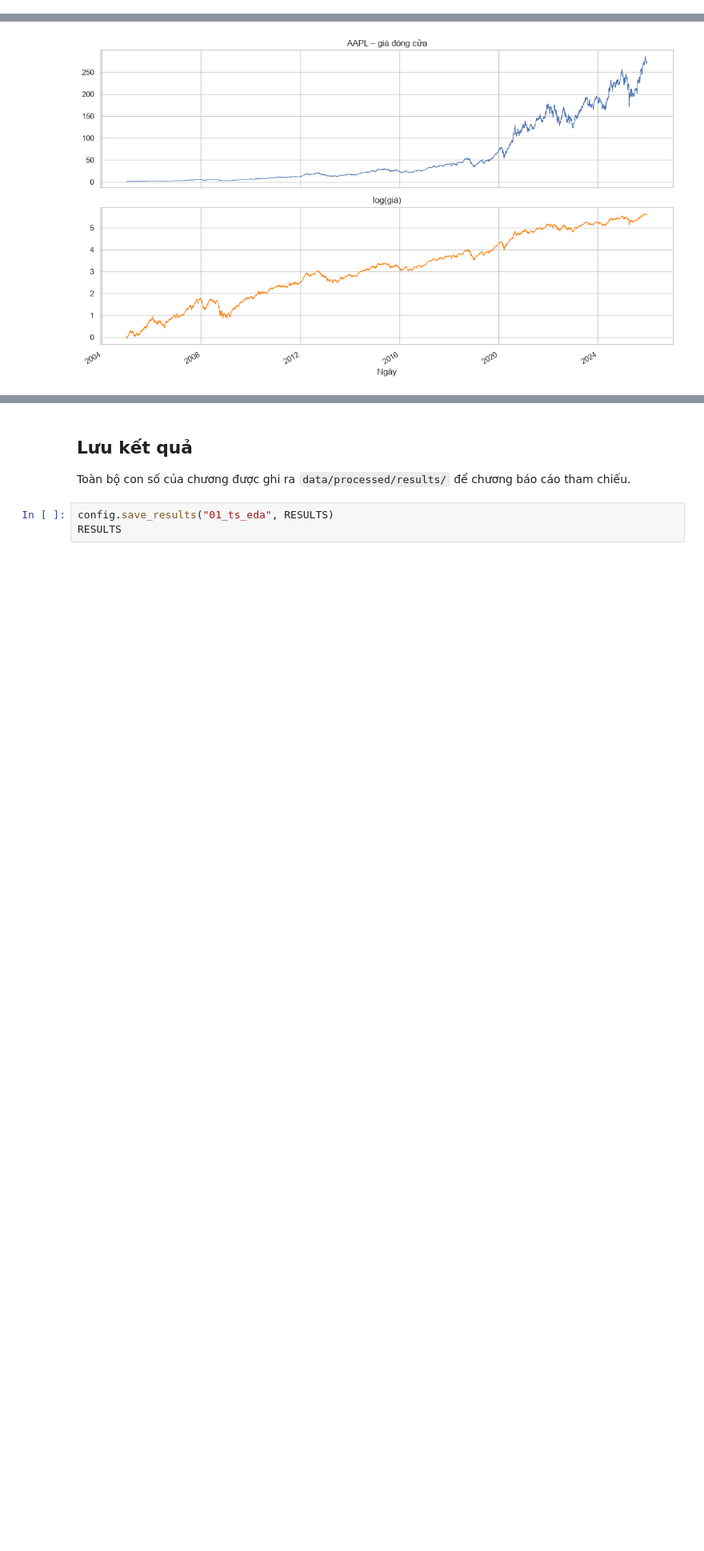
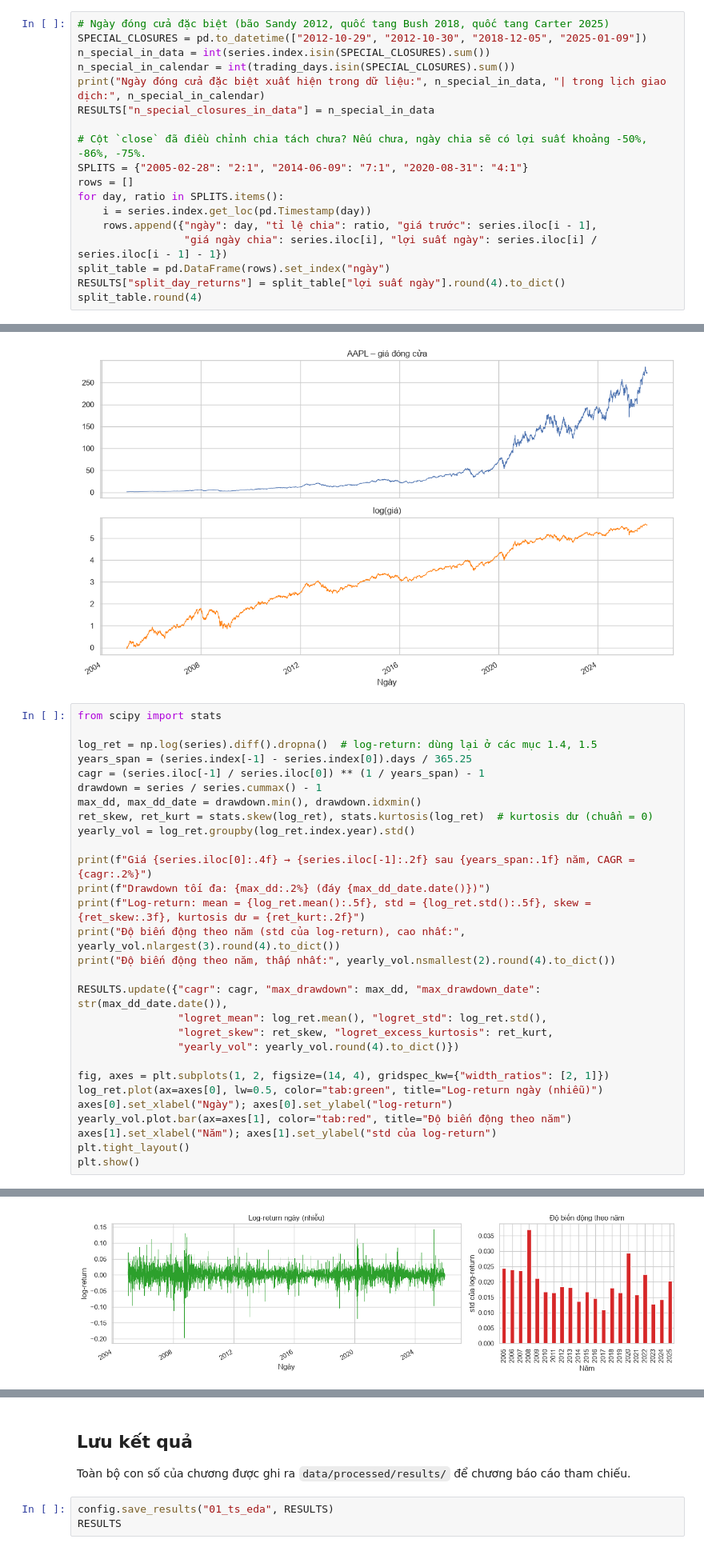
Before and after one commit to CaoThien1402/dm-preprocessing, a Jupyter notebook: book/01_ts_eda.ipynb, the cells around one changed output, grey strips where cells are left out. Shown at 80% size. Cells and saved outputs as stored; diff of their text form; blank space fills up the shorter version.

```diff
--- a/book/01_ts_eda.ipynb
+++ b/book/01_ts_eda.ipynb
@@ -76,3 +104,21 @@ AAPL: n = 5283 phiên, 2005-01-03 → 2025-12-31
 Số ngày giao dịch theo lịch NYSE: 5283
 Số ngày giao dịch bị thiếu trong dữ liệu: 0
 Số giá trị NaN: 0
+# %%
+# Ngày đóng cửa đặc biệt (bão Sandy 2012, quốc tang Bush 2018, quốc tang Carter 2025)
+SPECIAL_CLOSURES = pd.to_datetime(["2012-10-29", "2012-10-30", "2018-12-05", "2025-01-09"])
+n_special_in_data = int(series.index.isin(SPECIAL_CLOSURES).sum())
+n_special_in_calendar = int(trading_days.isin(SPECIAL_CLOSURES).sum())
+print("Ngày đóng cửa đặc biệt xuất hiện trong dữ liệu:", n_special_in_data, "| trong lịch giao dịch:", n_special_in_calendar)
+RESULTS["n_special_closures_in_data"] = n_special_in_data
+
+# Cột `close` đã điều chỉnh chia tách chưa? Nếu chưa, ngày chia sẽ có lợi suất khoảng -50%, -86%, -75%.
+SPLITS = {"2005-02-28": "2:1", "2014-06-09": "7:1", "2020-08-31": "4:1"}
+rows = []
+for day, ratio in SPLITS.items():
+    i = series.index.get_loc(pd.Timestamp(day))
+    rows.append({"ngày": day, "tỉ lệ chia": ratio, "giá trước": series.iloc[i - 1],
+                 "giá ngày chia": series.iloc[i], "lợi suất ngày": series.iloc[i] / series.iloc[i - 1] - 1})
+split_table = pd.DataFrame(rows).set_index("ngày")
+RESULTS["split_day_returns"] = split_table["lợi suất ngày"].round(4).to_dict()
+split_table.round(4)
@@ -91,3 +146,33 @@ plt.tight_layout()
 plt.show()
 # %% [output]
 [figure]
+# %%
+from scipy import stats
+
+log_ret = np.log(series).diff().dropna()  # log-return: dùng lại ở các mục 1.4, 1.5
+years_span = (series.index[-1] - series.index[0]).days / 365.25
+cagr = (series.iloc[-1] / series.iloc[0]) ** (1 / years_span) - 1
+drawdown = series / series.cummax() - 1
+max_dd, max_dd_date = drawdown.min(), drawdown.idxmin()
+ret_skew, ret_kurt = stats.skew(log_ret), stats.kurtosis(log_ret)  # kurtosis dư (chuẩn = 0)
+yearly_vol = log_ret.groupby(log_ret.index.year).std()
+
+print(f"Giá {series.iloc[0]:.4f} → {series.iloc[-1]:.2f} sau {years_span:.1f} năm, CAGR = {cagr:.2%}")
+print(f"Drawdown tối đa: {max_dd:.2%} (đáy {max_dd_date.date()})")
+print(f"Log-return: mean = {log_ret.mean():.5f}, std = {log_ret.std():.5f}, skew = {ret_skew:.3f}, kurtosis dư = {ret_kurt:.2f}")
+print("Độ biến động theo năm (std của log-return), cao nhất:", yearly_vol.nlargest(3).round(4).to_dict())
+print("Độ biến động theo năm, thấp nhất:", yearly_vol.nsmallest(2).round(4).to_dict())
+
+RESULTS.update({"cagr": cagr, "max_drawdown": max_dd, "max_drawdown_date": str(max_dd_date.date()),
+                "logret_mean": log_ret.mean(), "logret_std": log_ret.std(),
+                "logret_skew": ret_skew, "logret_excess_kurtosis": ret_kurt,
+                "yearly_vol": yearly_vol.round(4).to_dict()})
+
+fig, axes = plt.subplots(1, 2, figsize=(14, 4), gridspec_kw={"width_ratios": [2, 1]})
+log_ret.plot(ax=axes[0], lw=0.5, color="tab:green", title="Log-return ngày (nhiễu)")
+axes[0].set_xlabel("Ngày"); axes[0].set_ylabel("log-return")
+yearly_vol.plot.bar(ax=axes[1], color="tab:red", title="Độ biến động theo năm")
+axes[1].set_xlabel("Năm"); axes[1].set_ylabel("std của log-return")
+plt.tight_layout()
+plt.show()
+# %% [output]
@@ -93,0 +184 @@ plt.show()
+[figure, added]
```
Also changed, not shown: parts of 15 cells of this notebook, 1 other file.
